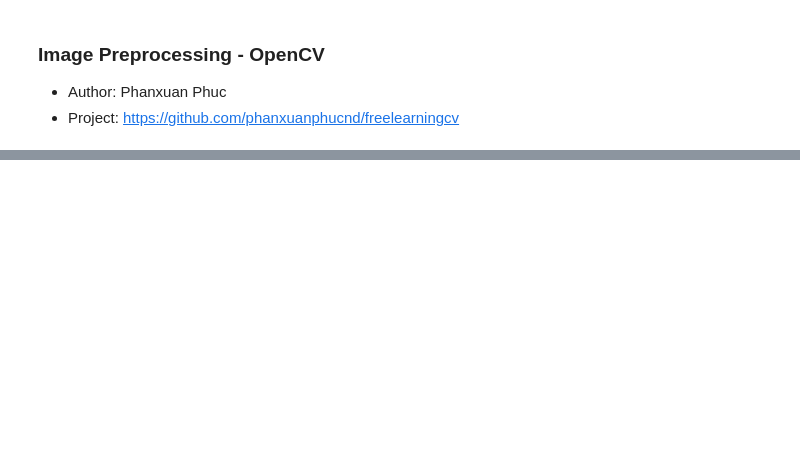
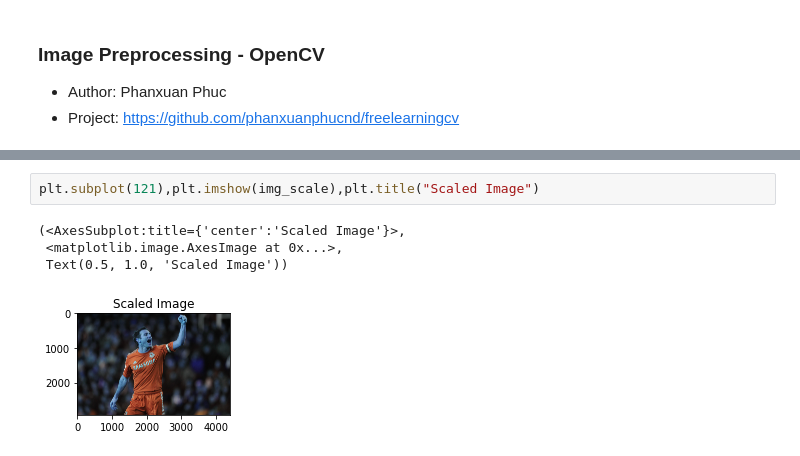
Before and after one commit to phanxuanphucnd/freelearningcv, a Jupyter notebook: jupyter notebooks/Image preprocessing.ipynb, the cells around one changed output, grey strips where cells are left out. Cells and saved outputs as stored; diff of their text form; blank space fills up the shorter version.

```diff
--- a/jupyter notebooks/Image preprocessing.ipynb
+++ b/jupyter notebooks/Image preprocessing.ipynb
@@ -33,0 +75,7 @@ Scale ảnh là việc chúng ta thay đổi kích thước dài, rộng của
+# %%
+plt.subplot(121),plt.imshow(img_scale),plt.title("Scaled Image")
+# %% [output]
+(<AxesSubplot:title={'center':'Scaled Image'}>,
+ <matplotlib.image.AxesImage at 0x...>,
+ Text(0.5, 1.0, 'Scaled Image'))
+[figure, added]
```
Also changed, not shown: parts of 15 cells of this notebook, 3 other files.
